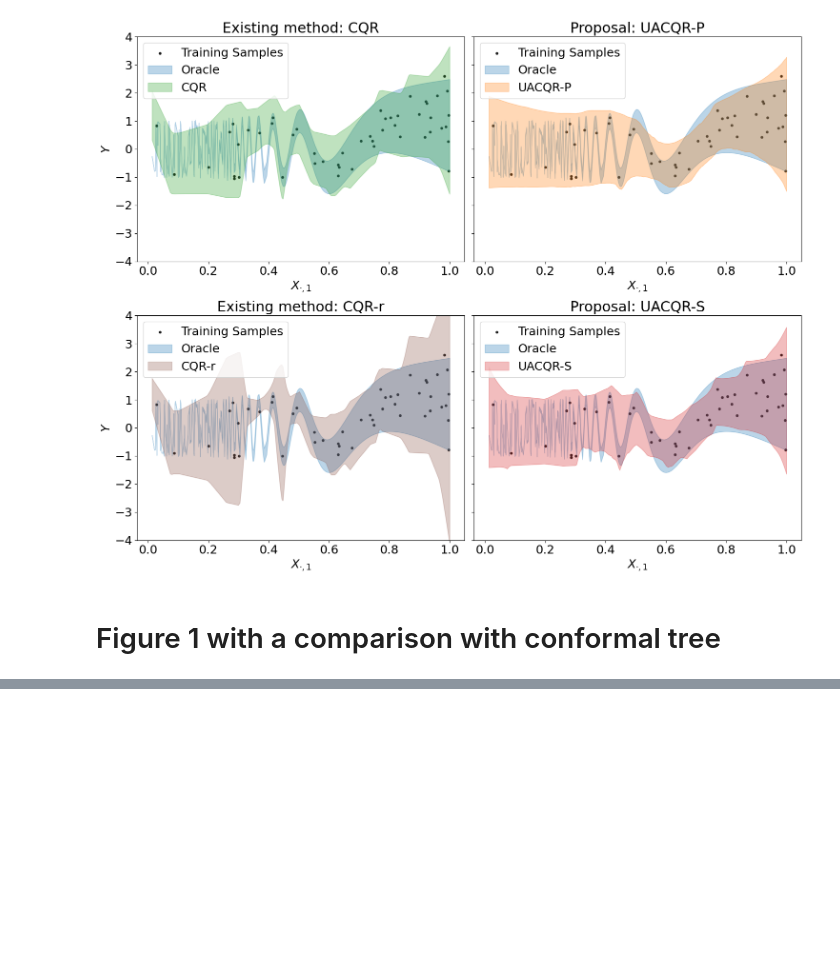
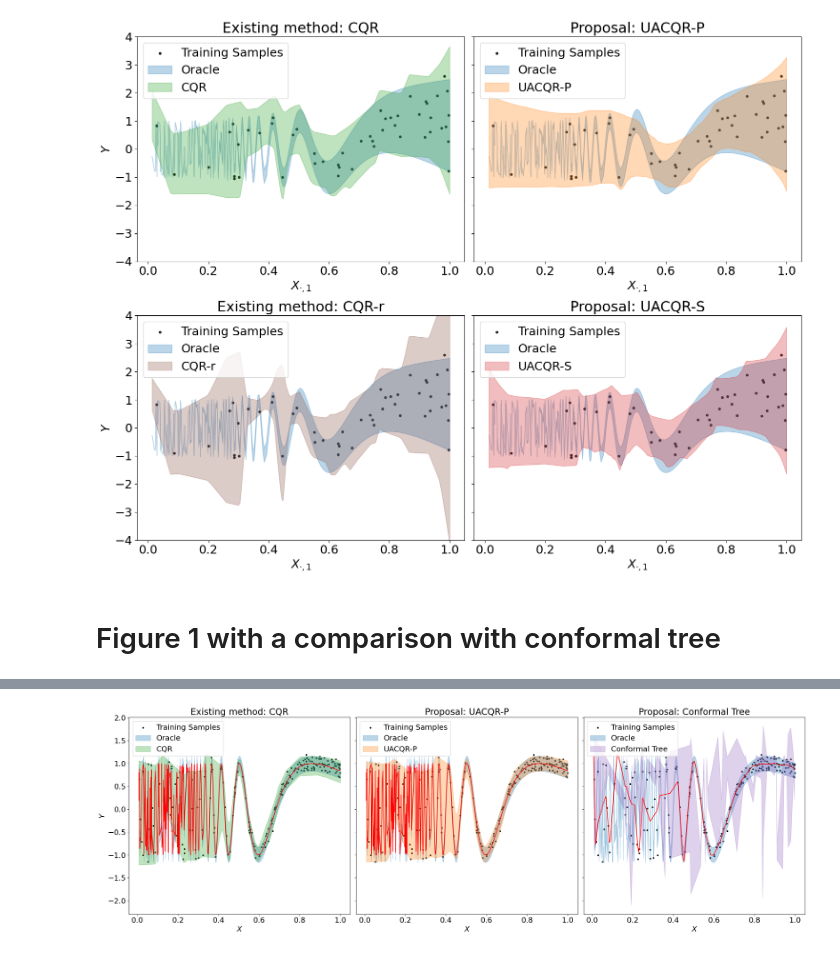
Before and after one commit to JungeumKim/conformal_tree, a Jupyter notebook: developing_ipynb/uacqr_comparison/comparison.ipynb, the cells around one changed output, grey strips where cells are left out. Cells and saved outputs as stored; diff of their text form; code cells hidden in the pictures; blank space fills up the shorter version.

```diff
--- a/developing_ipynb/uacqr_comparison/comparison.ipynb
+++ b/developing_ipynb/uacqr_comparison/comparison.ipynb
@@ -247,0 +282,4 @@ plt.tight_layout()
+# %%
+compare_with_opts(opt1=1, opt2=0)
+# %% [output]
+[figure, added]
```
Also changed, not shown: parts of 21 cells of this notebook, 8 other files.
